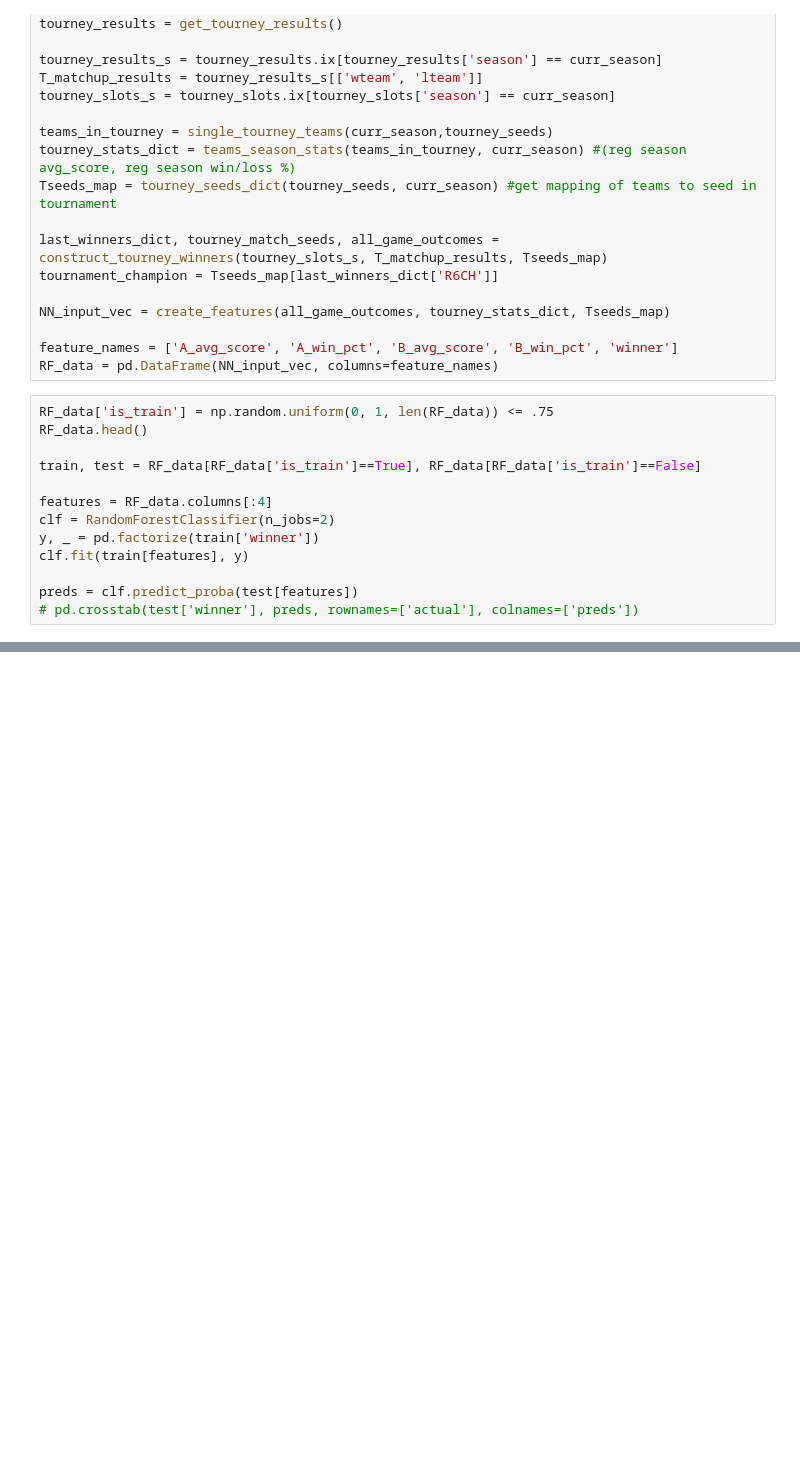
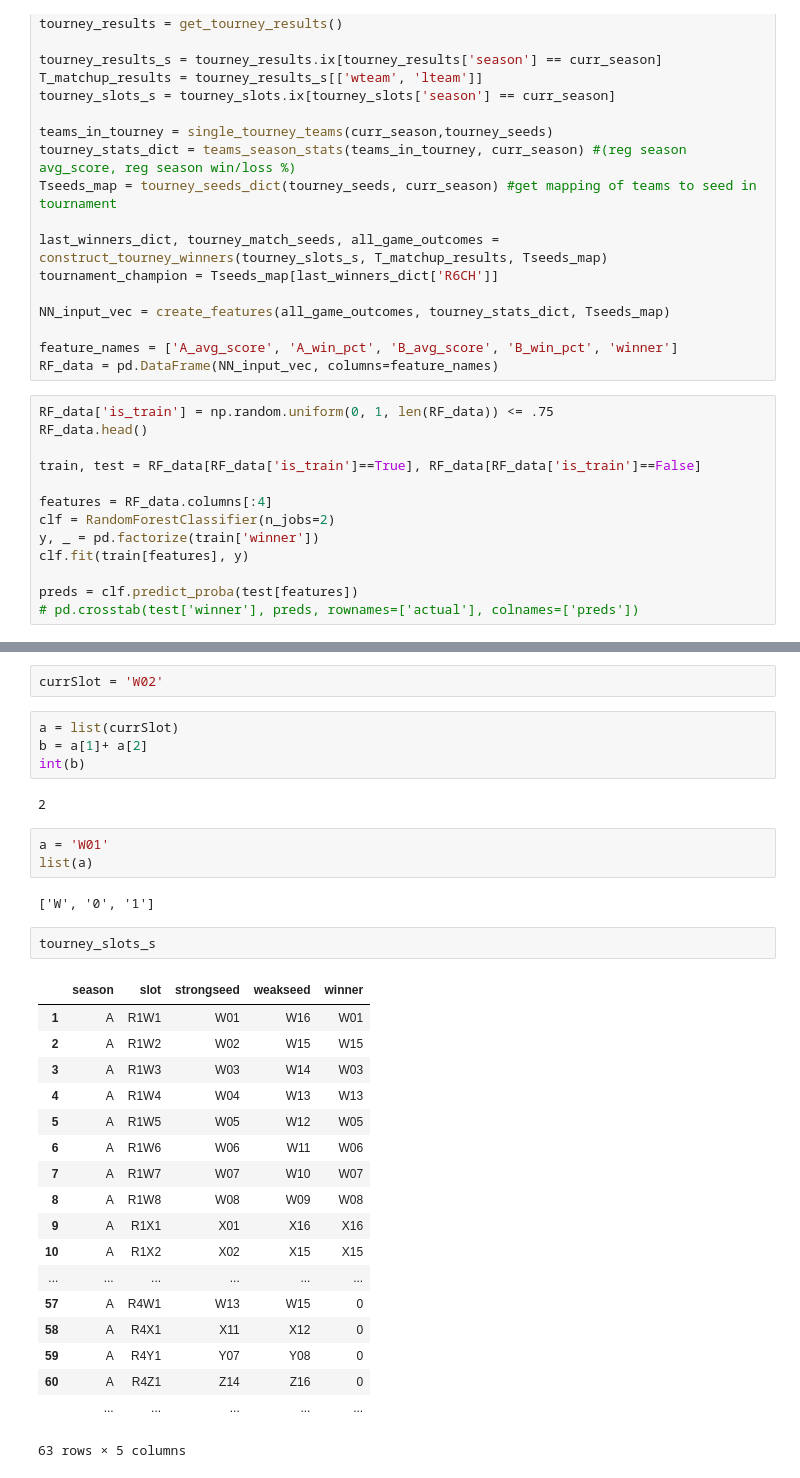
Before and after one commit to bpjsincl/marchmadness, a Jupyter notebook: random_forest.ipynb, the cells around one changed output, grey strips where cells are left out. Saved outputs shown, nothing was run; the diff lists cells and outputs as text; blank space fills up the shorter version.

```diff
--- a/random_forest.ipynb
+++ b/random_forest.ipynb
@@ -191,0 +187,34 @@ NameError: name 'RF_input_vec' is not defined
+# %%
+currSlot = 'W02'
+# %%
+a = list(currSlot)
+b = a[1]+ a[2]
+int(b)
+# %% [output]
+2
+# %%
+a = 'W01'
+list(a)
+# %% [output]
+['W', '0', '1']
+# %%
+tourney_slots_s
+# %% [output]
+|  | season | slot | strongseed | weakseed | winner |
+| 1 | A | R1W1 | W01 | W16 | W01 |
+| 2 | A | R1W2 | W02 | W15 | W15 |
+| 3 | A | R1W3 | W03 | W14 | W03 |
+| 4 | A | R1W4 | W04 | W13 | W13 |
+| 5 | A | R1W5 | W05 | W12 | W05 |
+| 6 | A | R1W6 | W06 | W11 | W06 |
+| 7 | A | R1W7 | W07 | W10 | W07 |
+| 8 | A | R1W8 | W08 | W09 | W08 |
+| 9 | A | R1X1 | X01 | X16 | X16 |
+| 10 | A | R1X2 | X02 | X15 | X15 |
+| ... | ... | ... | ... | ... | ... |
+| 57 | A | R4W1 | W13 | W15 | 0 |
+| 58 | A | R4X1 | X11 | X12 | 0 |
+| 59 | A | R4Y1 | Y07 | Y08 | 0 |
+| 60 | A | R4Z1 | Z14 | Z16 | 0 |
+|  | ... | ... | ... | ... | ... |
+63 rows × 5 columns
```
Also changed, not shown: parts of 12 cells of this notebook, 1 other file.
